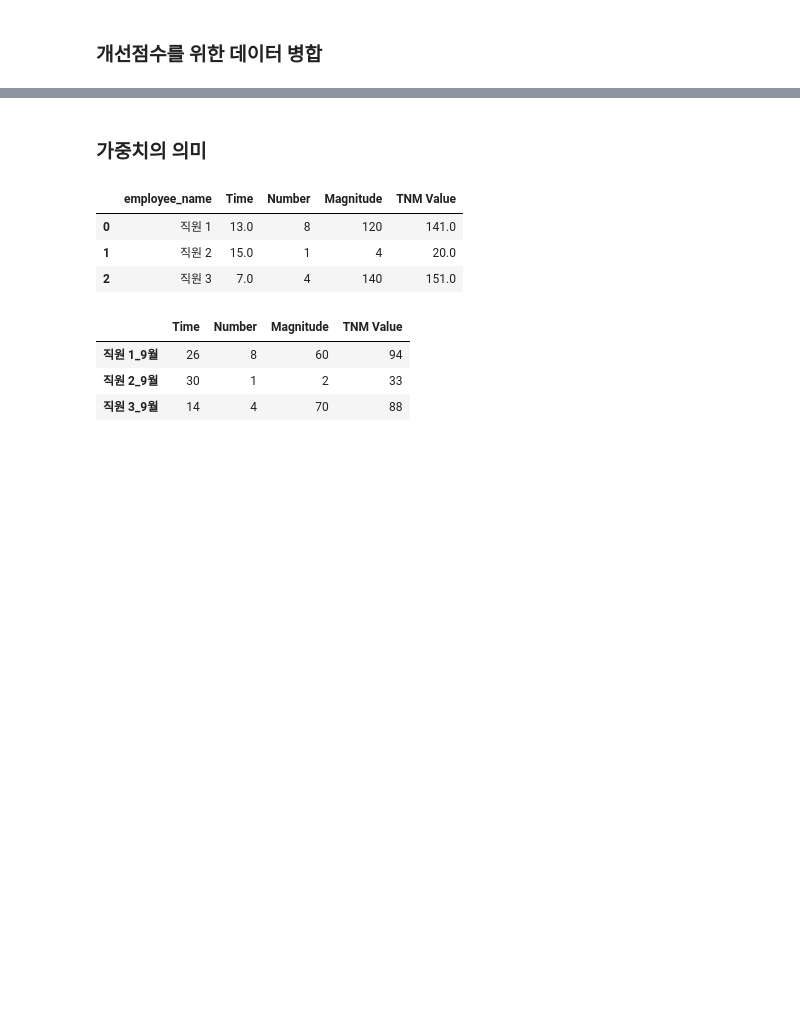
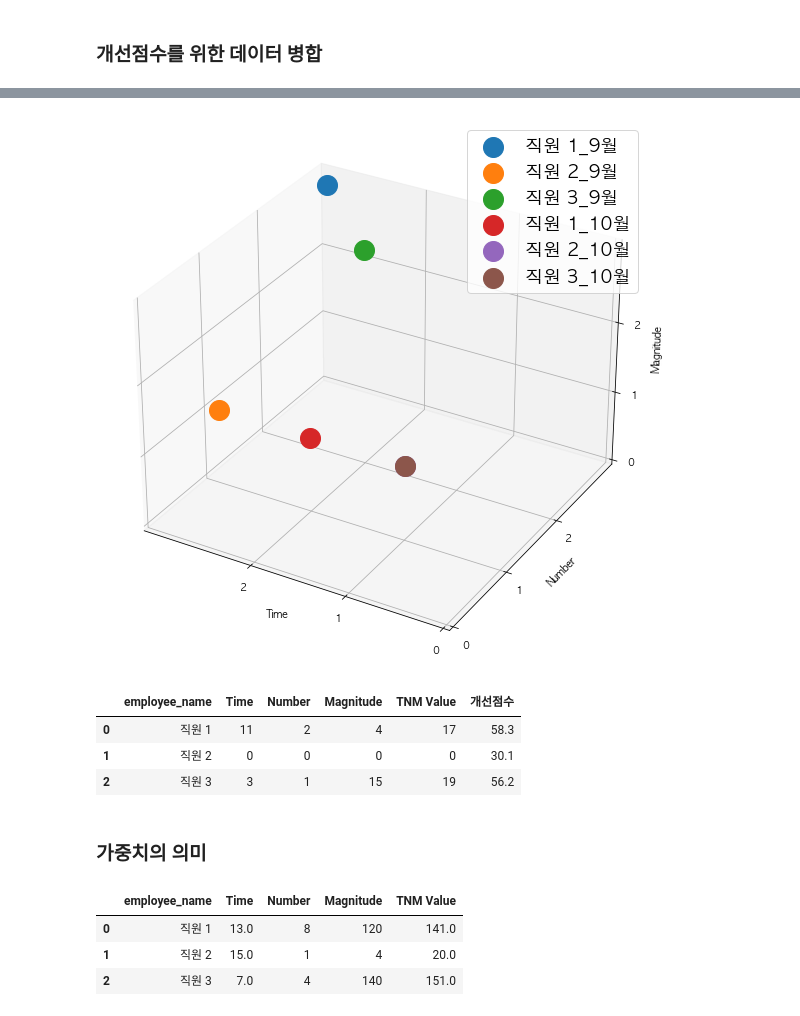
Before and after one commit to formegusto/RFM-for-HR, a Jupyter notebook: RFM-for-HR.ipynb, the cells around one changed output, grey strips where cells are left out. Drawn from its saved outputs; the diff is of its cells as text; code cells hidden in the pictures; blank space fills up the shorter version.

```diff
--- a/RFM-for-HR.ipynb
+++ b/RFM-for-HR.ipynb
@@ -217,6 +60,6 @@ plt.show()
 ### 다음달 업무평가 (개선점수 구하기) - 상대평가에 의한 문제
 # %%
 # 10월 데이터 준비
-datas_10 = pd.DataFrame(sensing_model.get_one_month(10))
-datas_10.head()
+tnm_10 = TNMAnalyzer(10)
+tnm_10.draw()
 # %% [output]
@@ -407,28 +68,0 @@ norm_TNMModel_merge
-# %%
-import matplotlib
-import matplotlib.pyplot as plt
-
-matplotlib.rc('font', family='AppleGothic')
-plt.rcParams['axes.unicode_minus'] = False
-
-
-fig = plt.figure(figsize=(10,10))
-ax = fig.add_subplot(projection='3d')
-
-# x - Recently, y - Frequency, z - Monetary
-for idx, row in norm_TNMModel_merge.iterrows():
-    emp_name,t,n,m = row[:-1]
-
-    color = "#999" if "9월" in emp_name else "#333"
-    ax.scatter(t,n,m, s=400, label=emp_name, color=color)
-
-ax.invert_xaxis()
-ax.set_xlabel('Time')
-ax.set_xticks(range(0,3))
-ax.set_ylabel('Number')
-ax.set_yticks(range(0,3))
-ax.set_zlabel('Magnitude')
-ax.set_zticks(range(0,3))
-
-plt.legend(fontsize=18)
-plt.show()
@@ -458,2 +79,13 @@ TNMModel_10
+# %%
+tnm_10.draw_merge()
+# %% [output]
+[figure, added]
+# %%
+tnm_10.get_result()
+# %% [output]
+|  | employee_name | Time | Number | Magnitude | TNM Value | 개선점수 |
+| 0 | 직원 1 | 11 | 2 | 4 | 17 | 58.3 |
+| 1 | 직원 2 | 0 | 0 | 0 | 0 | 30.1 |
+| 2 | 직원 3 | 3 | 1 | 15 | 19 | 56.2 |
 # %% [markdown]
 ### 가중치의 의미
@@ -473,14 +92,7 @@ for emp_name in ['직원 1','직원 2', '직원 3']:
-# %%
-TNMModel_weights
-# %% [output]
-|  | employee_name | Time | Number | Magnitude | TNM Value |
-| 0 | 직원 1 | 13.0 | 8 | 120 | 141.0 |
-| 1 | 직원 2 | 15.0 | 1 | 4 | 20.0 |
-| 2 | 직원 3 | 7.0 | 4 | 140 | 151.0 |
-# %%
-TNMModel
-# %% [output]
-|  | Time | Number | Magnitude | TNM Value |
-| 직원 1_9월 | 26 | 8 | 60 | 94 |
-| 직원 2_9월 | 30 | 1 | 2 | 33 |
-| 직원 3_9월 | 14 | 4 | 70 | 88 |
+# %%
+tnm.get_tnm_model(weights=[0.5,1,2])
+# %% [output]
+|  | employee_name | Time | Number | Magnitude | TNM Value |
+| 0 | 직원 1 | 13.0 | 8 | 120 | 141.0 |
+| 1 | 직원 2 | 15.0 | 1 | 4 | 20.0 |
+| 2 | 직원 3 | 7.0 | 4 | 140 | 151.0 |
```
Also changed, not shown: parts of 38 cells of this notebook, 5 other files.
